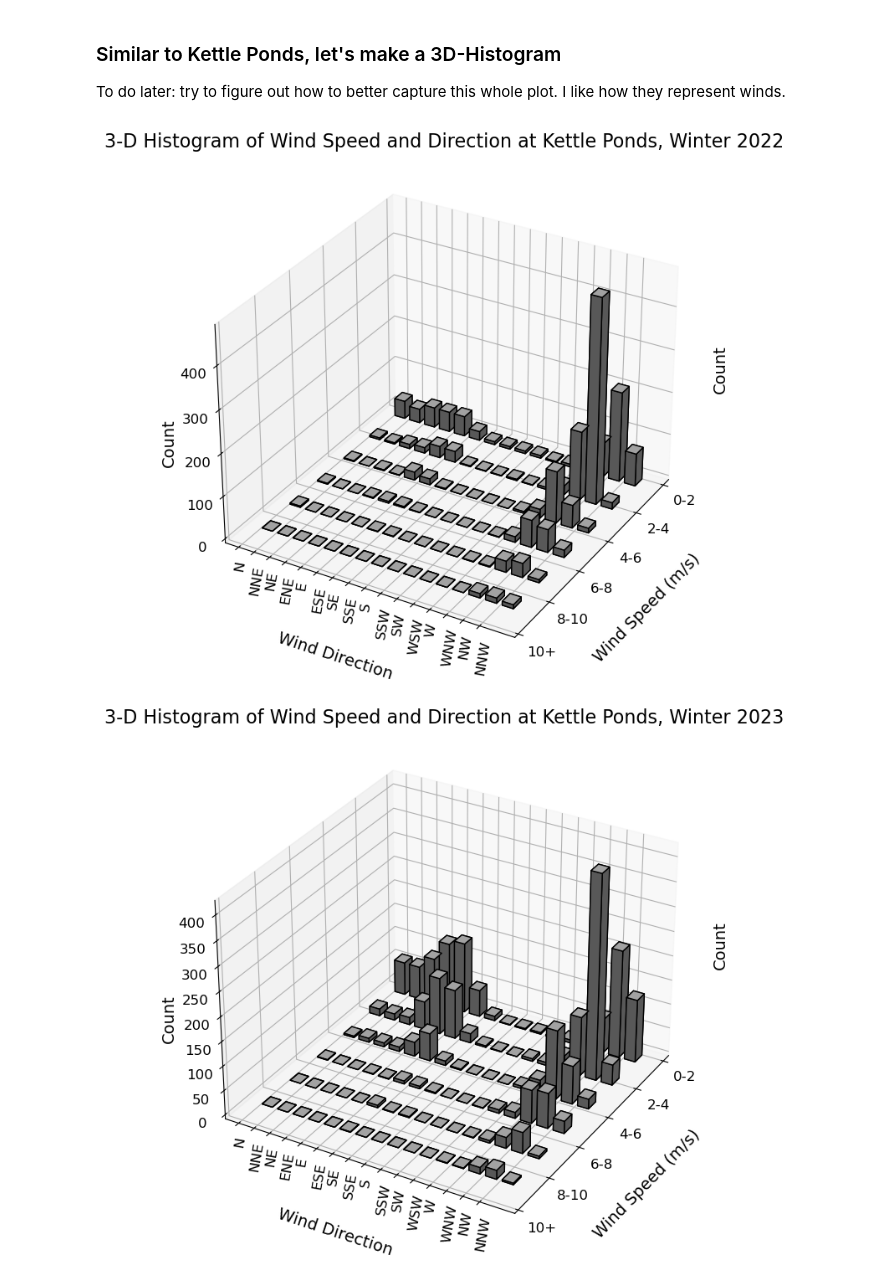
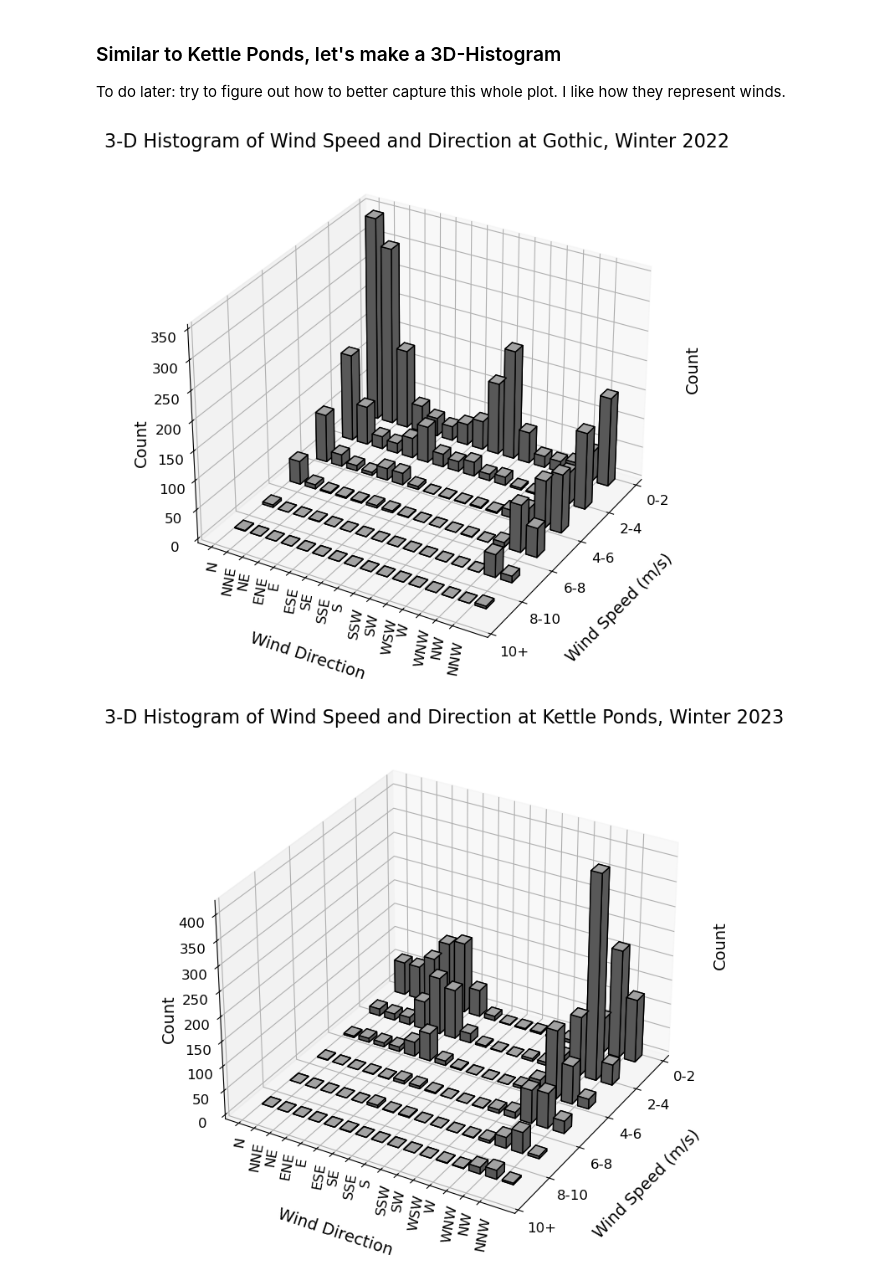
Before and after one commit to dlhogan97/Synoptic-Sublimation, a Jupyter notebook: 02_analysis/data_exploration/03_winter_21_23_SAIL_wind_events.ipynb, the cells around one changed output. Drawn from its saved outputs; the diff is of its cells as text; code cells hidden in the pictures.

```diff
--- a/02_analysis/data_exploration/03_winter_21_23_SAIL_wind_events.ipynb
+++ b/02_analysis/data_exploration/03_winter_21_23_SAIL_wind_events.ipynb
@@ -318,14 +318,3 @@ w22_mean_wspd = w22_mean_wspd.loc[0:]
 w23_mean_wspd = w23_mean_wspd.loc[0:]
 w22_max_wspd = w22_max_wspd.loc[0:]
 w23_max_wspd = w23_max_wspd.loc[0:]
-# %%
-sHatV = np.array([[0.33, 4.18, 2.69],
-                  [10,34,20]])
-possible_locations = np.array([0, 10, 20, 30, 40, 50])
-results = []
-for i in range(3):
-    diff_matrix = np.subtract.outer(sHatV[:,i], possible_locations)
-    idx = np.abs(diff_matrix).argmin(axis=1)
-    result = possible_locations[idx]
-    results.append(result)
-results[2]
@@ -462,7 +476,3 @@ w23_sail_met_qc_ds_1H.attrs = attrs_23
-# %%
-# filter to the winter days only between December 1 and March 31
-w22_sail_met_qc_ds_1H = w22_sail_met_qc_ds_1H.sel(time=slice('2021-12-01','2022-03-31'))
-w23_sail_met_qc_ds_1H = w23_sail_met_qc_ds_1H.sel(time=slice('2022-12-01','2023-03-31'))
 # %%
 # save these datasets
 w22_sail_met_qc_ds_1H.to_netcdf('../../01_data/processed_data/sail_processed/sail_ds_1H_met_2022.nc')
@@ -714,7 +755,7 @@ The default of observed=False is deprecated and will be changed to True in a fut
 # %% [markdown]
 ### 2022
 # %%
-location = 'kp'
+location = 'gothic'
 if location=='kp':
     ds = w22_sail_met_kp_qc_ds_1H
     wspd_var = 'wind_spd'
@@ -722,8 +763,8 @@ if location=='kp':
     title = 'Kettle Ponds'
 elif location=='gothic':
     ds = w22_sail_met_qc_ds_1H
-    wspd_var = 'wspd_arith_mean'
-    wdir_var = 'wdir_vec_mean'
+    wspd_var = 'wspd_max'
+    wdir_var = 'wdir_max'
     title = 'Gothic'
 sail_met_gothic_daily = ds.to_dataframe()[[wspd_var, wdir_var]]
 # create a windrose dataframe
@@ -808,7 +849,7 @@ The default of observed=False is deprecated and will be changed to True in a fut
 
 To do later: try to figure out how to better capture this whole plot. I like how they represent winds.
 # %%
-location = 'kp'
+location = 'gothic'
 if location=='kp':
     ds = w22_sail_met_kp_qc_ds_1H
     wspd_var = 'wind_spd'
@@ -847,34 +888,34 @@ dy = 15 * np.ones_like(zpos)
 dz = hist.ravel()
 
 ax.bar3d(xpos, ypos, zpos, dx, dy, dz, zsort='max', color='lightgrey', ec='black')
 # rotate the plot
 ax.view_init(30, 30,0)
 # replace y-axis labels with cardinal wind direction lables
 ax.set_yticks([0, 22.5, 45, 67.5, 90, 112.5, 135, 157.5, 180, 202.5, 225, 247.5, 270, 292.5, 315, 337.5])
 ax.set_yticklabels(['N', 'NNE', 'NE', 'ENE', 'E', 'ESE', 'SE', 'SSE', 'S', 'SSW', 'SW', 'WSW', 'W', 'WNW', 'NW', 'NNW'], rotation=80, fontsize=12, ha='left')
 
 ax.set_xticks([0,2,4,6,8,10,])
 ax.set_xticklabels(['0-2','2-4','4-6','6-8','8-10','10+'], rotation=0, fontsize=12, ha='center', va='bottom')
 ax.tick_params(axis='x', pad=10)
 ax.tick_params(axis='y', pad=0)
 # increase tick label size on zaxis
 ax.tick_params(axis='z', labelsize=12)
 # ax.set_zlim(0,40)
 # show z-axis on the right
 ax.zaxis.set_rotate_label(False)
 ax.zaxis.set_label_position('both')
 
 ax.set_zlabel('Count', rotation=90, fontsize=14)
 ax.set_xlabel('Wind Speed (m/s)', fontsize=14)
 ax.set_ylabel('Wind Direction', fontsize=14)
 ax.set_title(f'3-D Histogram of Wind Speed and Direction at {title}, Winter 2022', fontsize=16)
 # pad the x-axis label
 ax.xaxis.labelpad = 20
 ax.yaxis.labelpad = 20
 
 plt.show()
 # %% [output]
-[figure, old version]
+[figure, new version]
 # %%
 location = 'kp'
 if location=='kp':
```
Also changed, not shown: parts of 8 cells of this notebook, 2 other files.
